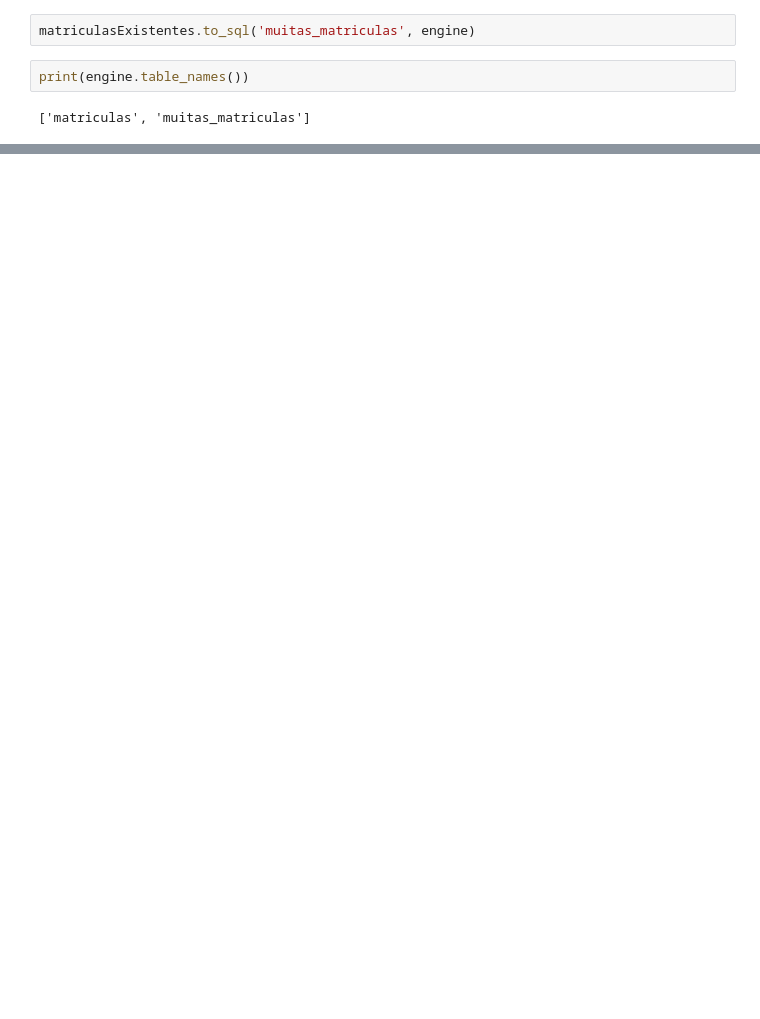
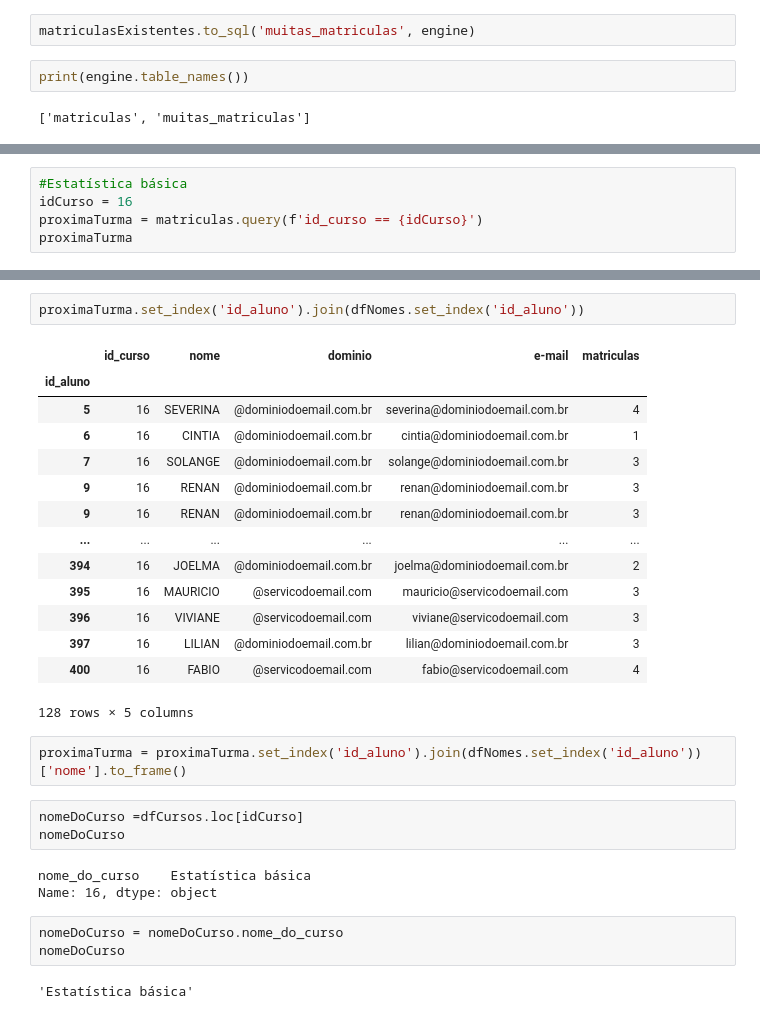
Before and after one commit to erikamarchi/pandas-formatos-diferentes-de-entrada-e-saida-io, a Jupyter notebook: Pandas_IO.ipynb, the cells around one changed output, grey strips where cells are left out. Drawn from its saved outputs; the diff is of its cells as text; blank space fills up the shorter version.

```diff
--- a/Pandas_IO.ipynb
+++ b/Pandas_IO.ipynb
@@ -507,0 +531,5 @@ print(engine.table_names())
+# %%
+#Estatística básica
+idCurso = 16
+proximaTurma = matriculas.query(f'id_curso == {idCurso}')
+proximaTurma
@@ -507,0 +550,30 @@ print(engine.table_names())
+# %%
+proximaTurma.set_index('id_aluno').join(dfNomes.set_index('id_aluno'))
+# %% [output]
+|  | id_curso | nome | dominio | e-mail | matriculas |
+| id_aluno |  |  |  |  |  |
+| 5 | 16 | SEVERINA | @dominiodoemail.com.br | severina@dominiodoemail.com.br | 4 |
+| 6 | 16 | CINTIA | @dominiodoemail.com.br | cintia@dominiodoemail.com.br | 1 |
+| 7 | 16 | SOLANGE | @dominiodoemail.com.br | solange@dominiodoemail.com.br | 3 |
+| 9 | 16 | RENAN | @dominiodoemail.com.br | renan@dominiodoemail.com.br | 3 |
+| 9 | 16 | RENAN | @dominiodoemail.com.br | renan@dominiodoemail.com.br | 3 |
+| ... | ... | ... | ... | ... | ... |
+| 394 | 16 | JOELMA | @dominiodoemail.com.br | joelma@dominiodoemail.com.br | 2 |
+| 395 | 16 | MAURICIO | @servicodoemail.com | mauricio@servicodoemail.com | 3 |
+| 396 | 16 | VIVIANE | @servicodoemail.com | viviane@servicodoemail.com | 3 |
+| 397 | 16 | LILIAN | @dominiodoemail.com.br | lilian@dominiodoemail.com.br | 3 |
+| 400 | 16 | FABIO | @servicodoemail.com | fabio@servicodoemail.com | 4 |
+128 rows × 5 columns
+# %%
+proximaTurma = proximaTurma.set_index('id_aluno').join(dfNomes.set_index('id_aluno'))['nome'].to_frame()
+# %%
+nomeDoCurso =dfCursos.loc[idCurso]
+nomeDoCurso
+# %% [output]
+nome_do_curso    Estatística básica
+Name: 16, dtype: object
+# %%
+nomeDoCurso = nomeDoCurso.nome_do_curso
+nomeDoCurso
+# %% [output]
+'Estatística básica'
```
Also changed, not shown: parts of 9 cells of this notebook.
